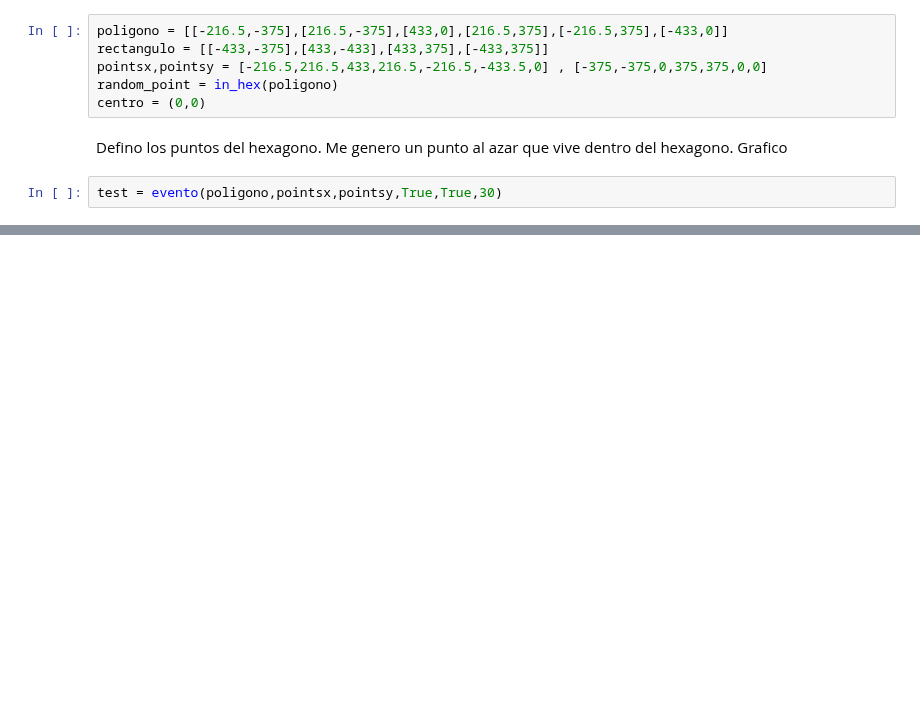
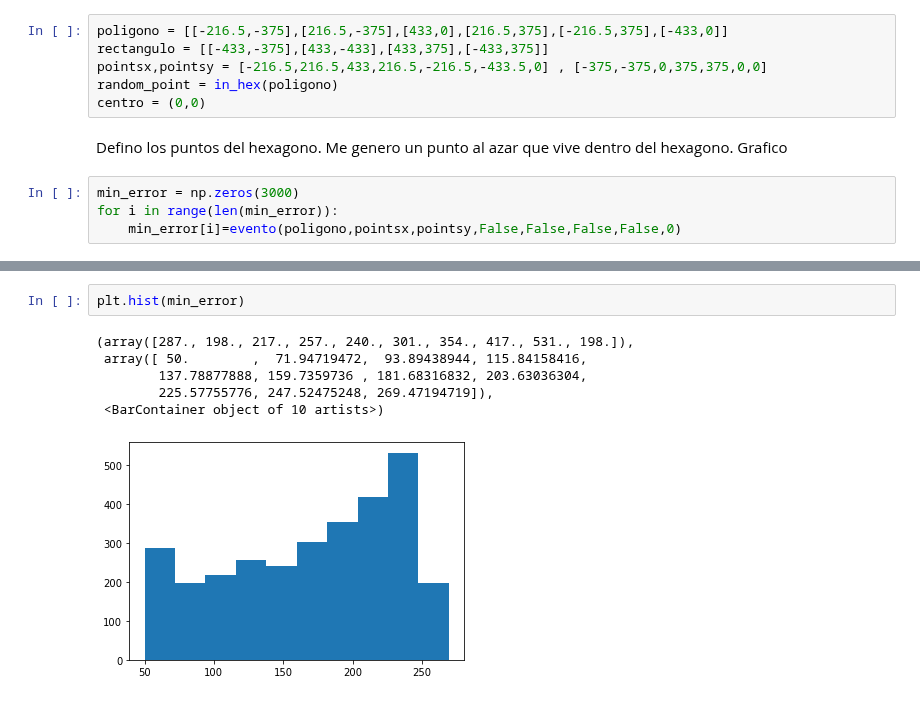
Before and after one commit to alexispacek/lab, a Jupyter notebook: Tercer ejercicio lab7.ipynb, the cells around one changed output, grey strips where cells are left out. Saved outputs shown, nothing was run; the diff lists cells and outputs as text; blank space fills up the shorter version.

```diff
--- a/Tercer ejercicio lab7.ipynb
+++ b/Tercer ejercicio lab7.ipynb
@@ -162,4 +204,6 @@ centro = (0,0)
 # %% [markdown]
 Defino los puntos del hexagono. Me genero un punto al azar que vive dentro del hexagono. Grafico
 # %%
-test = evento(poligono,pointsx,pointsy,True,True,30)
+min_error = np.zeros(3000)
+for i in range(len(min_error)):
+    min_error[i]=evento(poligono,pointsx,pointsy,False,False,False,False,0)
@@ -177,0 +210,9 @@ cov_s0_b -0.48975750662990414
+# %%
+plt.hist(min_error)
+# %% [output]
+(array([287., 198., 217., 257., 240., 301., 354., 417., 531., 198.]),
+ array([ 50.        ,  71.94719472,  93.89438944, 115.84158416,
+        137.78877888, 159.7359736 , 181.68316832, 203.63036304,
+        225.57755776, 247.52475248, 269.47194719]),
+ <BarContainer object of 10 artists>)
+[figure, added]
```
Also changed, not shown: parts of 5 cells of this notebook.
